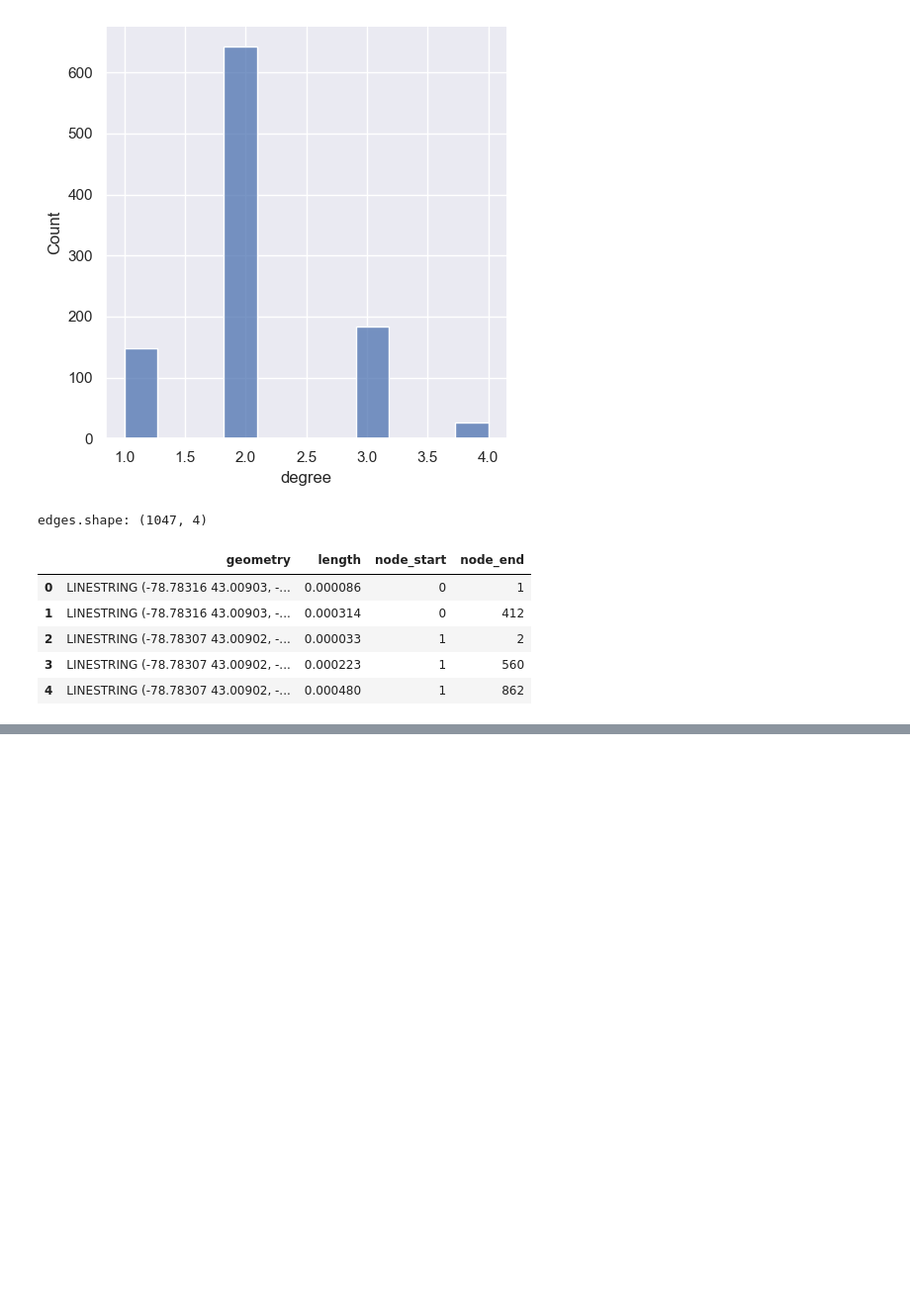
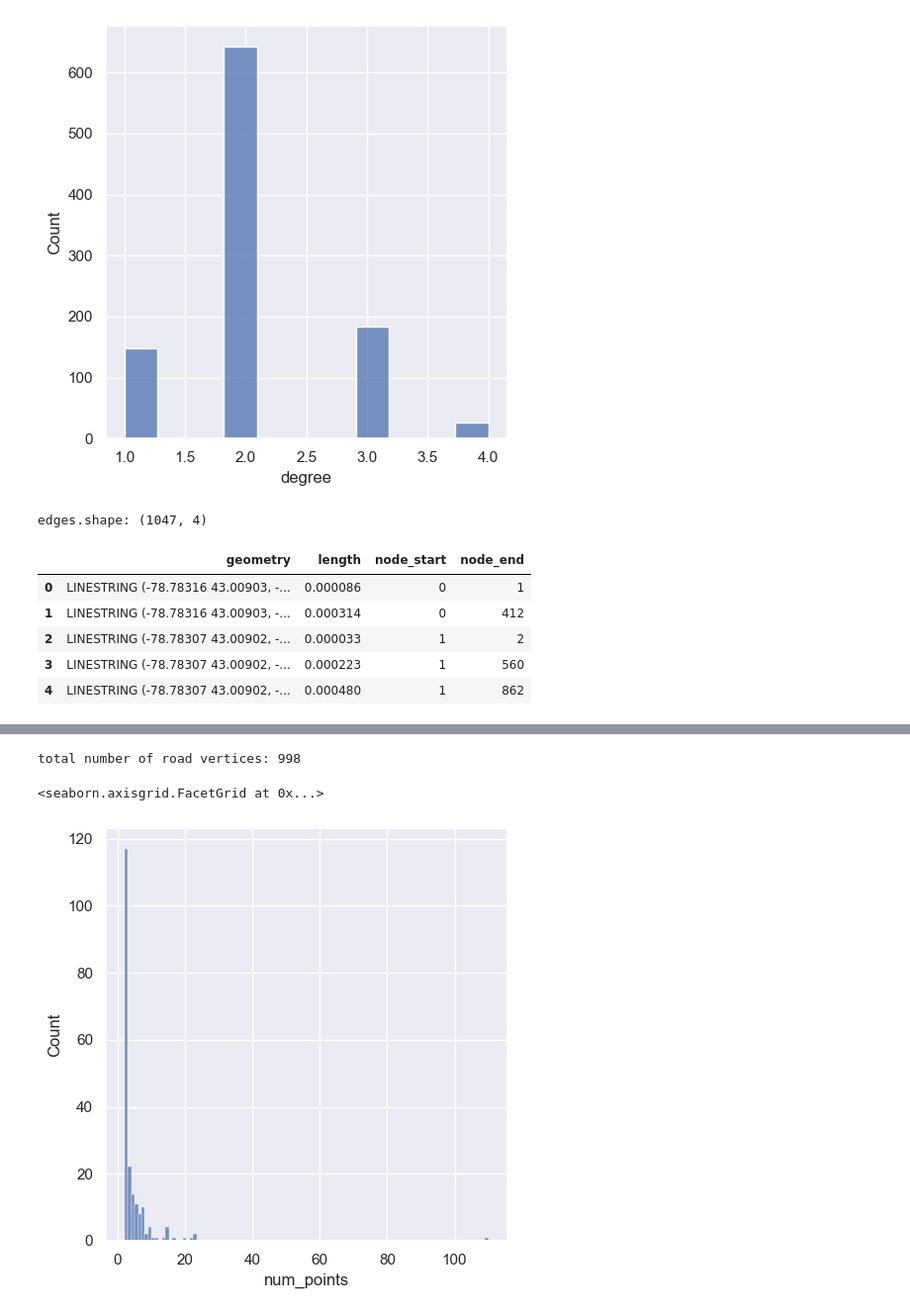
Before and after one commit to wang-boyu/agents-and-networks-in-python, a Jupyter notebook: notebooks/3.0 - Linestrings and Networks.ipynb, the cells around one changed output, grey strips where cells are left out. Shown at 99% size. Saved outputs shown, nothing was run; the diff lists cells and outputs as text; code cells hidden in the pictures; blank space fills up the shorter version.

```diff
--- a/notebooks/3.0 - Linestrings and Networks.ipynb
+++ b/notebooks/3.0 - Linestrings and Networks.ipynb
@@ -181,0 +186,8 @@ edges.shape: (1047, 4)
+# %%
+gmu_walkway = gpd.read_file("../data/raw/gmu/Mason_walkway_line.shp")
+gmu_walkway.drop("Id", axis=1, inplace=True)
+gmu_walkway.index.name = "unique_id"
+gmu_walkway["num_points"] = gmu_walkway.apply(lambda row: len(row["geometry"].coords), axis=1)
+
+print(f"gmu_walkway.shape: {gmu_walkway.shape}")
+gmu_walkway.head()
@@ -181,0 +203,8 @@ edges.shape: (1047, 4)
+# %%
+print(f"total number of road vertices: {gmu_walkway['num_points'].sum()}")
+
+sns.displot(x="num_points", data=gmu_walkway, kind="hist")
+# %% [output]
+total number of road vertices: 998
+<seaborn.axisgrid.FacetGrid at 0x...>
+[figure, added]
```
Also changed, not shown: parts of 8 cells of this notebook, 2 other files.
